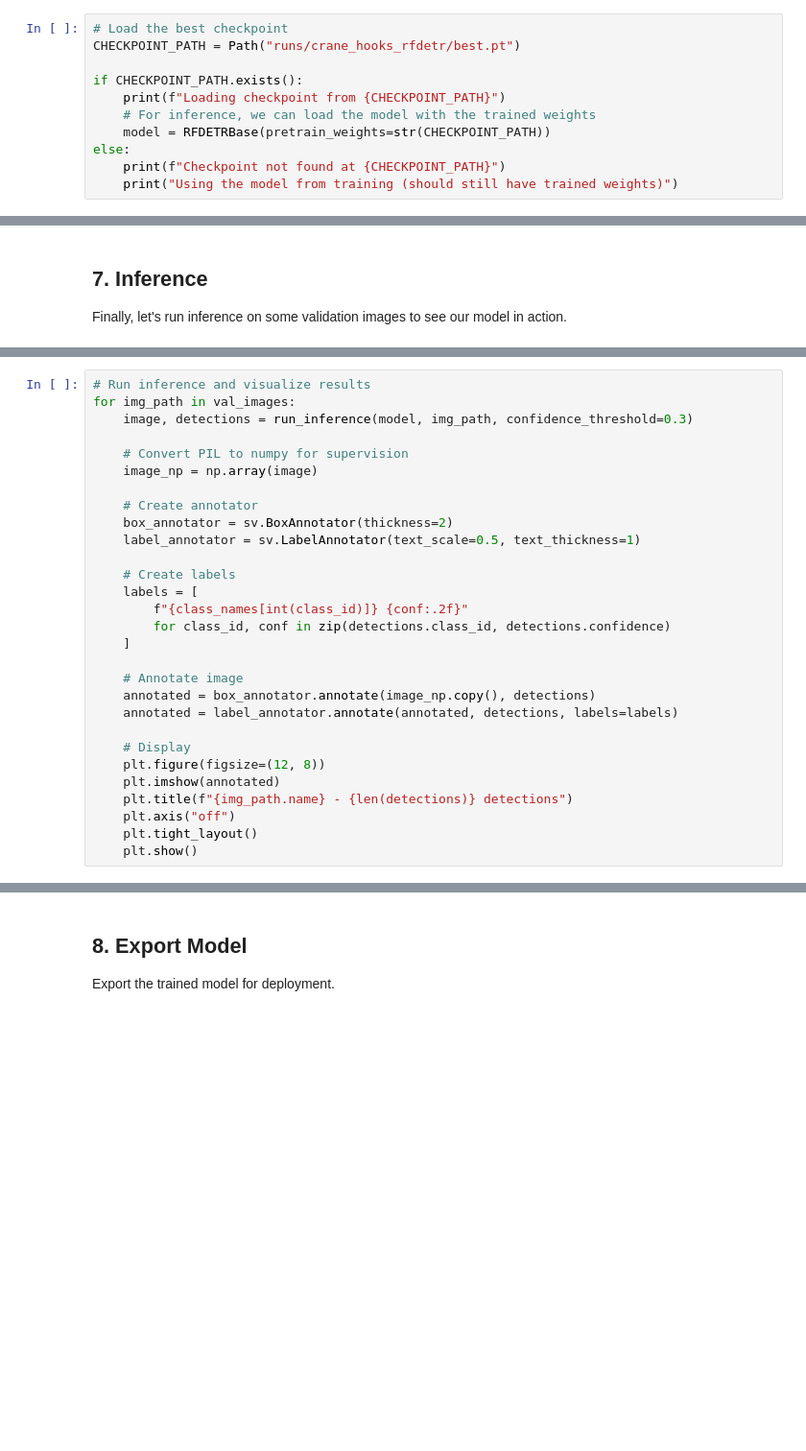
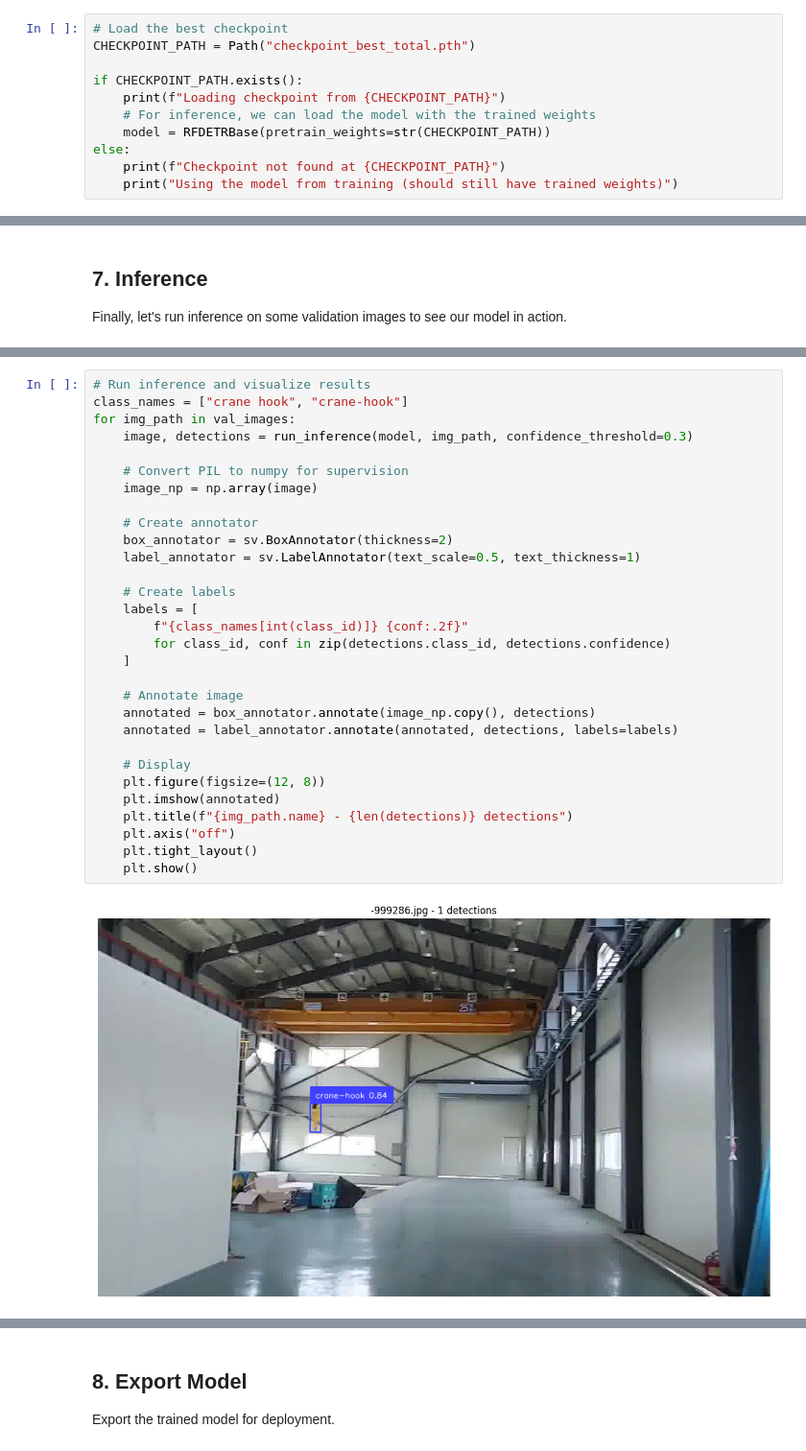
Before and after one commit to jugheadjones10/batman, a Jupyter notebook: finetune_rfdetr.ipynb, the cells around one changed output, grey strips where cells are left out. Shown at 96% size. Cells and saved outputs as stored; diff of their text form; blank space fills up the shorter version.

```diff
--- a/finetune_rfdetr.ipynb
+++ b/finetune_rfdetr.ipynb
@@ -520,7 +520,7 @@ NotImplementedError: The operator 'aten::grid_sampler_2d_backward' is not curren
 Let's evaluate the trained model on the validation set and examine the metrics.
 # %%
 # Load the best checkpoint
-CHECKPOINT_PATH = Path("runs/crane_hooks_rfdetr/best.pt")
+CHECKPOINT_PATH = Path("checkpoint_best_total.pth")
 
 if CHECKPOINT_PATH.exists():
     print(f"Loading checkpoint from {CHECKPOINT_PATH}")
@@ -572,29 +579,32 @@ print(f"Testing on {len(val_images)} validation images...")
 # %%
 # Run inference and visualize results
+class_names = ["crane hook", "crane-hook"]
 for img_path in val_images:
     image, detections = run_inference(model, img_path, confidence_threshold=0.3)
 
     # Convert PIL to numpy for supervision
     image_np = np.array(image)
 
     # Create annotator
     box_annotator = sv.BoxAnnotator(thickness=2)
     label_annotator = sv.LabelAnnotator(text_scale=0.5, text_thickness=1)
 
     # Create labels
     labels = [
         f"{class_names[int(class_id)]} {conf:.2f}"
         for class_id, conf in zip(detections.class_id, detections.confidence)
     ]
 
     # Annotate image
     annotated = box_annotator.annotate(image_np.copy(), detections)
     annotated = label_annotator.annotate(annotated, detections, labels=labels)
 
     # Display
     plt.figure(figsize=(12, 8))
     plt.imshow(annotated)
     plt.title(f"{img_path.name} - {len(detections)} detections")
     plt.axis("off")
     plt.tight_layout()
     plt.show()
+# %% [output]
+[figure, added]
```
Also changed, not shown: parts of 7 cells of this notebook, 12 other files.
